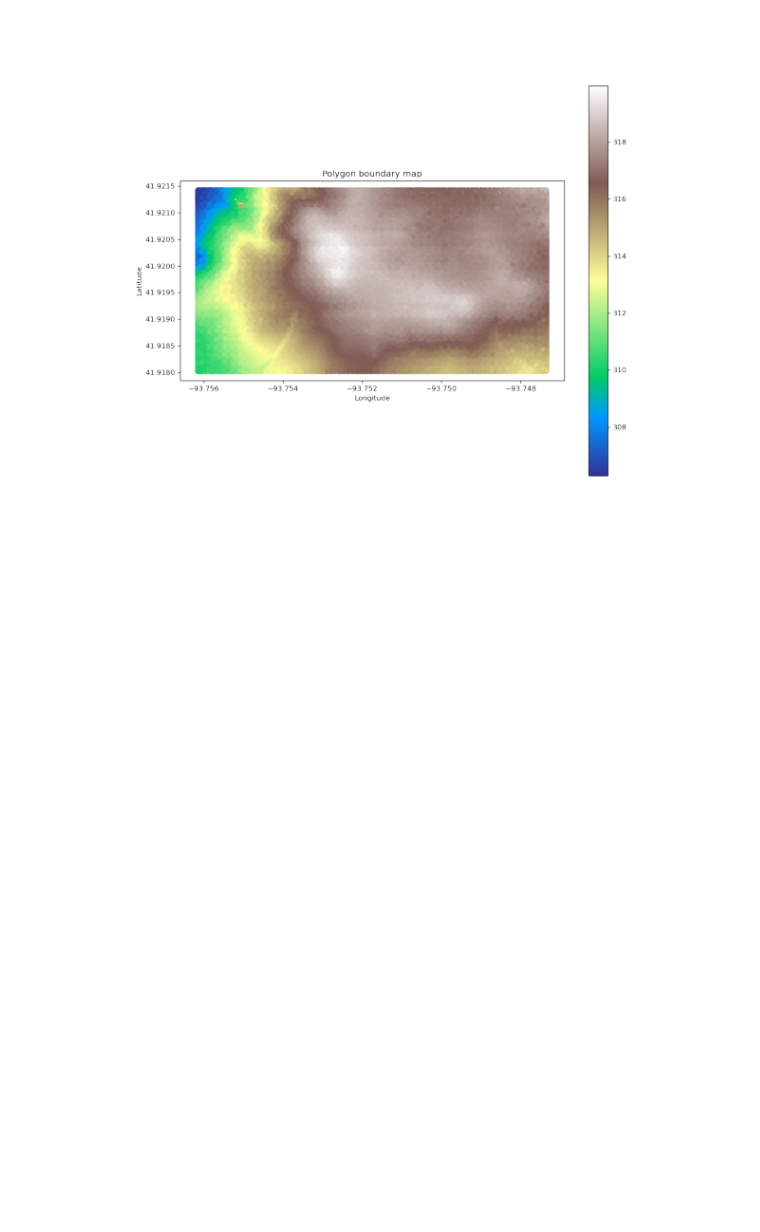
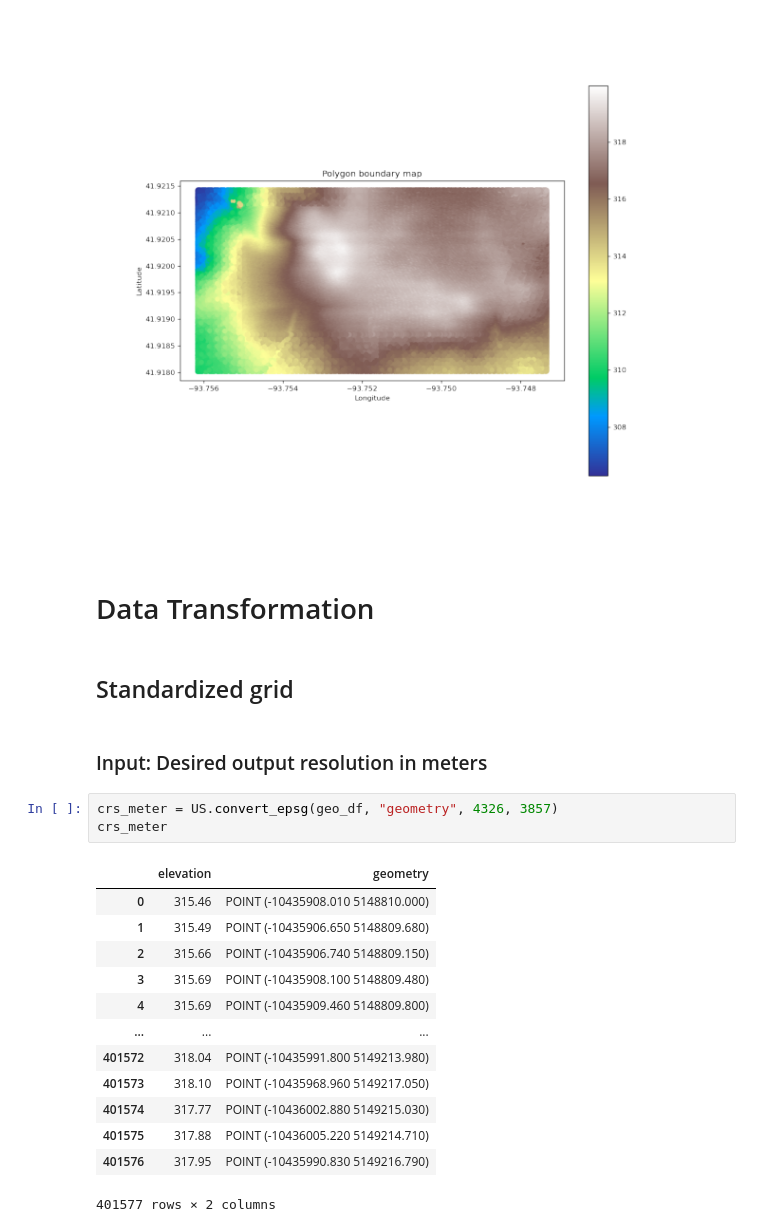
Before and after one commit to sel6/USGS-LIDAR, a Jupyter notebook: notebooks/demo.ipynb, the cells around one changed output. Saved outputs shown, nothing was run; the diff lists cells and outputs as text; blank space fills up the shorter version.

Commit message:
add the transformation part but twi

```diff
--- a/notebooks/demo.ipynb
+++ b/notebooks/demo.ipynb
@@ -86,3 +86,26 @@ US.save_heatmap(geo_df, heatmap_path, "Polygon boundary map")
 US.load_heatmap(heatmap_path)
 # %% [output]
 [figure]
+# %% [markdown]
+# Data Transformation
+# %% [markdown]
+## Standardized grid
+# %% [markdown]
+### Input: Desired output resolution in meters
+# %%
+crs_meter = US.convert_epsg(geo_df, "geometry", 4326, 3857)
+crs_meter
+# %% [output]
+|  | elevation | geometry |
+| 0 | 315.46 | POINT (-10435908.010 5148810.000) |
+| 1 | 315.49 | POINT (-10435906.650 5148809.680) |
+| 2 | 315.66 | POINT (-10435906.740 5148809.150) |
+| 3 | 315.69 | POINT (-10435908.100 5148809.480) |
+| 4 | 315.69 | POINT (-10435909.460 5148809.800) |
+| ... | ... | ... |
+| 401572 | 318.04 | POINT (-10435991.800 5149213.980) |
+| 401573 | 318.10 | POINT (-10435968.960 5149217.050) |
+| 401574 | 317.77 | POINT (-10436002.880 5149215.030) |
+| 401575 | 317.88 | POINT (-10436005.220 5149214.710) |
+| 401576 | 317.95 | POINT (-10435990.830 5149216.790) |
+401577 rows × 2 columns
```
Also changed, not shown: parts of 5 cells of this notebook.
